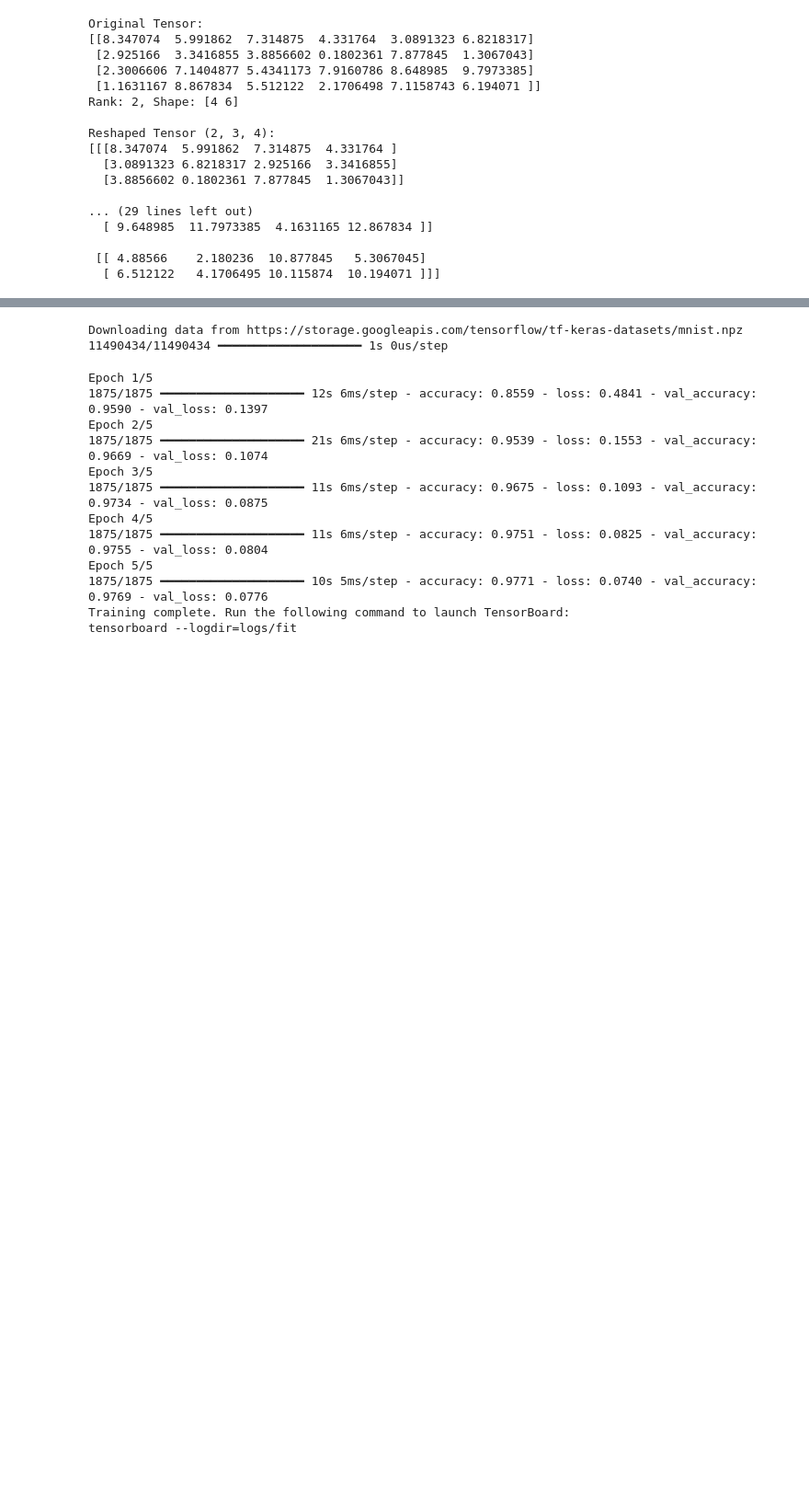
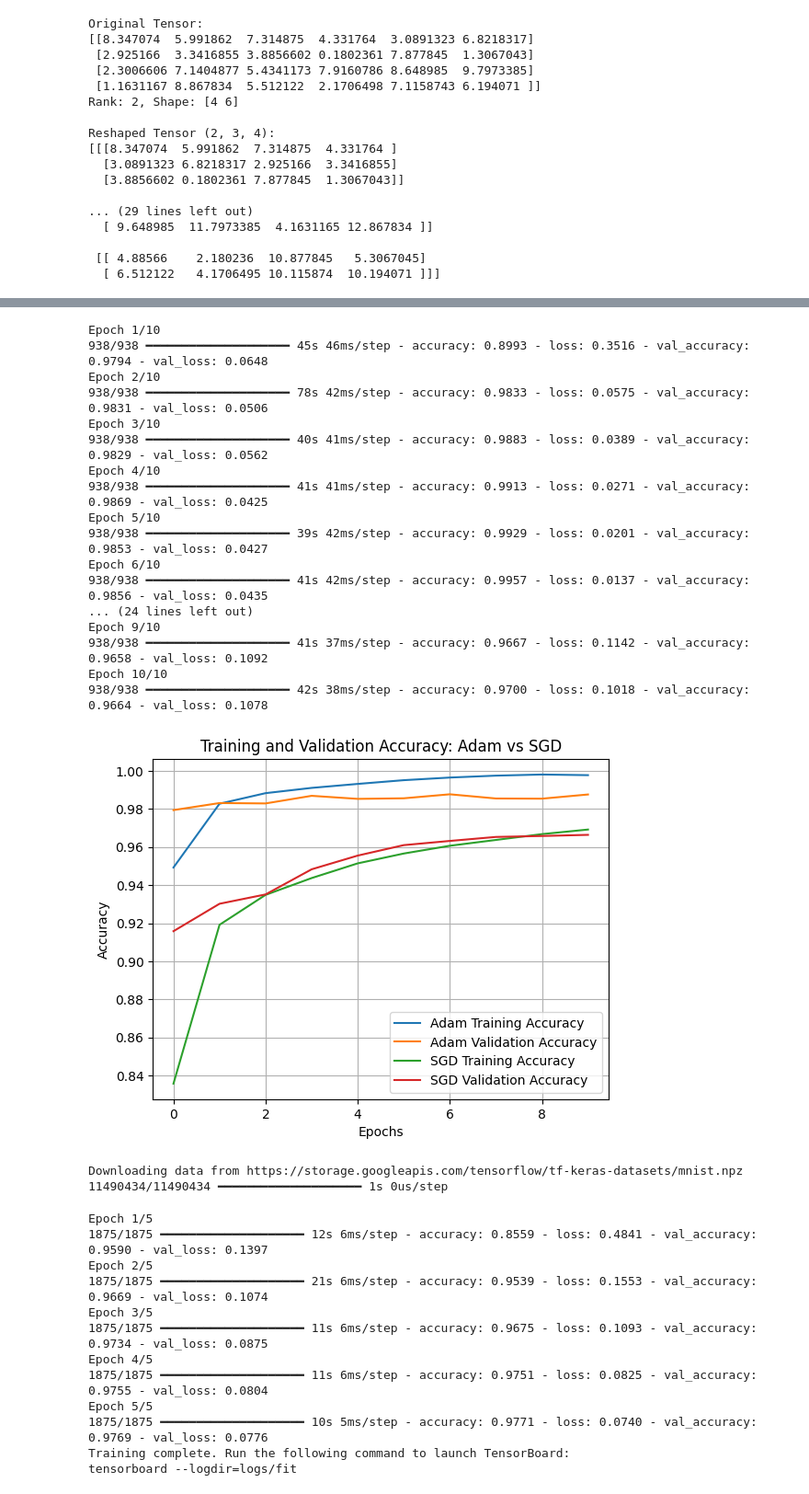
Before and after one commit to satwikakallem/Home_Assignment, a Jupyter notebook: Home_Assignment1.ipynb, the cells around one changed output, grey strips where cells are left out. Shown at 92% size. Saved outputs shown, nothing was run; the diff lists cells and outputs as text; code cells hidden in the pictures; blank space fills up the shorter version.

```diff
--- a/Home_Assignment1.ipynb
+++ b/Home_Assignment1.ipynb
@@ -166,3 +107,71 @@ Modified Categorical Cross-Entropy Loss: 0.2899092435836792
+# %%
+import tensorflow as tf
+import matplotlib.pyplot as plt
+
+# Load the MNIST dataset
+(x_train, y_train), (x_val, y_val) = tf.keras.datasets.mnist.load_data()
+
+# Preprocess the data (normalize and reshape)
+x_train = x_train.astype("float32") / 255.0
+x_val = x_val.astype("float32") / 255.0
+x_train = x_train.reshape(-1, 28, 28, 1)
+x_val = x_val.reshape(-1, 28, 28, 1)
+
+# Convert labels to one-hot encoding
+y_train = tf.keras.utils.to_categorical(y_train, 10)
+y_val = tf.keras.utils.to_categorical(y_val, 10)
+
+# Define the model architecture
+def create_model(optimizer):
+    model = tf.keras.Sequential([
+        tf.keras.layers.Conv2D(32, (3, 3), activation='relu', input_shape=(28, 28, 1)),
+        tf.keras.layers.MaxPooling2D((2, 2)),
+        tf.keras.layers.Flatten(),
+        tf.keras.layers.Dense(128, activation='relu'),
+        tf.keras.layers.Dense(10, activation='softmax')
+    ])
+    model.compile(optimizer=optimizer, loss='categorical_crossentropy', metrics=['accuracy'])
+    return model
+
+# Create two models: one with Adam optimizer, one with SGD optimizer
+adam_model = create_model(optimizer='adam')
+sgd_model = create_model(optimizer=tf.keras.optimizers.SGD())
+
+# Train the models and store history
+adam_history = adam_model.fit(x_train, y_train, epochs=10, batch_size=64, validation_data=(x_val, y_val))
+sgd_history = sgd_model.fit(x_train, y_train, epochs=10, batch_size=64, validation_data=(x_val, y_val))
+
+# Plot accuracy comparison
+plt.plot(adam_history.history['accuracy'], label='Adam Training Accuracy')
+plt.plot(adam_history.history['val_accuracy'], label='Adam Validation Accuracy')
+plt.plot(sgd_history.history['accuracy'], label='SGD Training Accuracy')
+plt.plot(sgd_history.history['val_accuracy'], label='SGD Validation Accuracy')
+
+plt.title('Training and Validation Accuracy: Adam vs SGD')
+plt.xlabel('Epochs')
+plt.ylabel('Accuracy')
+plt.legend()
+plt.grid(True)
+plt.show()
+# %% [output]
+Epoch 1/10
+938/938 ━━━━━━━━━━━━━━━━━━━━ 45s 46ms/step - accuracy: 0.8993 - loss: 0.3516 - val_accuracy: 0.9794 - val_loss: 0.0648
+Epoch 2/10
+938/938 ━━━━━━━━━━━━━━━━━━━━ 78s 42ms/step - accuracy: 0.9833 - loss: 0.0575 - val_accuracy: 0.9831 - val_loss: 0.0506
+Epoch 3/10
+938/938 ━━━━━━━━━━━━━━━━━━━━ 40s 41ms/step - accuracy: 0.9883 - loss: 0.0389 - val_accuracy: 0.9829 - val_loss: 0.0562
+Epoch 4/10
+938/938 ━━━━━━━━━━━━━━━━━━━━ 41s 41ms/step - accuracy: 0.9913 - loss: 0.0271 - val_accuracy: 0.9869 - val_loss: 0.0425
+Epoch 5/10
+938/938 ━━━━━━━━━━━━━━━━━━━━ 39s 42ms/step - accuracy: 0.9929 - loss: 0.0201 - val_accuracy: 0.9853 - val_loss: 0.0427
+Epoch 6/10
+938/938 ━━━━━━━━━━━━━━━━━━━━ 41s 42ms/step - accuracy: 0.9957 - loss: 0.0137 - val_accuracy: 0.9856 - val_loss: 0.0435
+... (24 lines left out)
+Epoch 9/10
+938/938 ━━━━━━━━━━━━━━━━━━━━ 41s 37ms/step - accuracy: 0.9667 - loss: 0.1142 - val_accuracy: 0.9658 - val_loss: 0.1092
+Epoch 10/10
+938/938 ━━━━━━━━━━━━━━━━━━━━ 42s 38ms/step - accuracy: 0.9700 - loss: 0.1018 - val_accuracy: 0.9664 - val_loss: 0.1078
+[figure, added]
 # %%
 import tensorflow as tf
 import numpy as np
```
Also changed, not shown: parts of 3 cells of this notebook.
